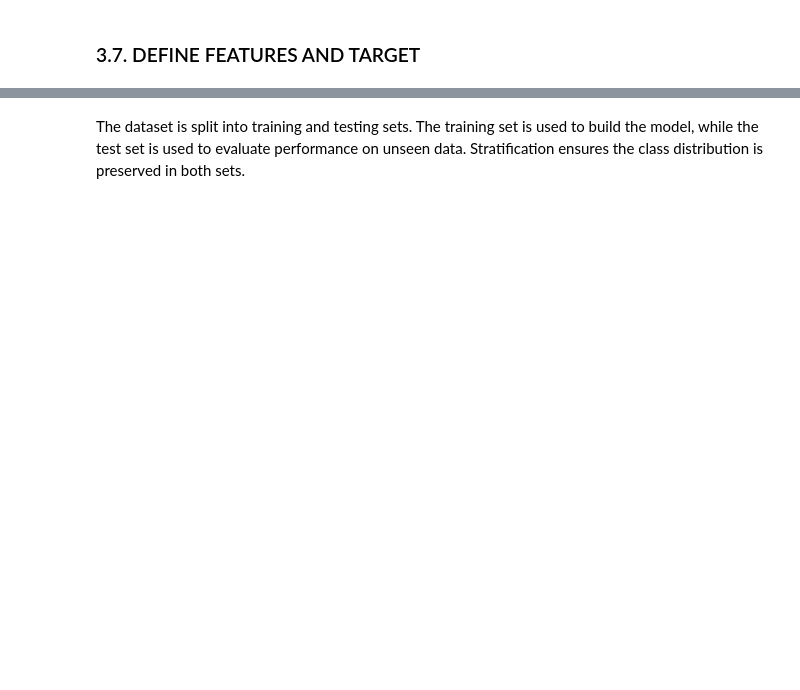
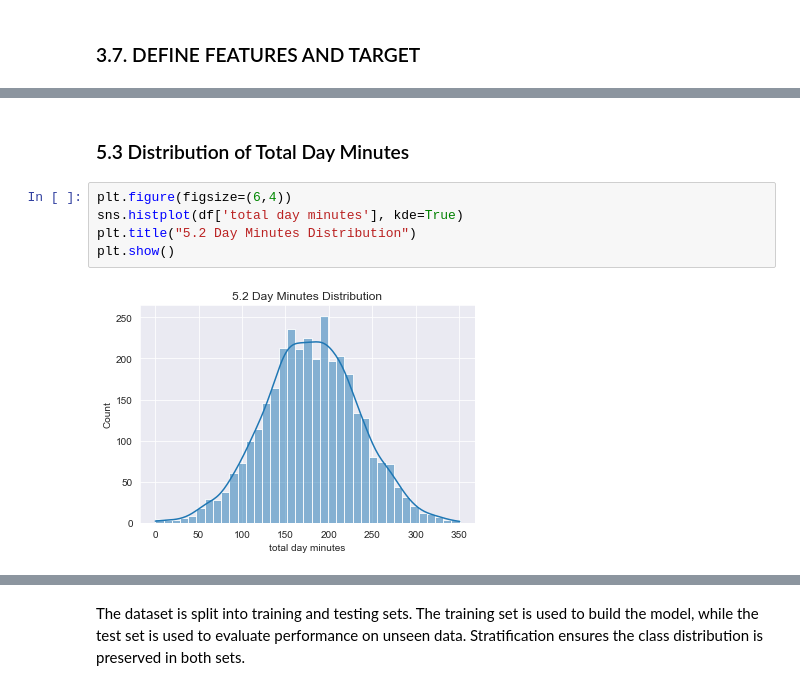
Before and after one commit to tonny001-rgb/CUSTOMER-CHURN-CLASSIFICATION-, a Jupyter notebook: notebooks/churn_analysis.ipynb, the cells around one changed output, grey strips where cells are left out. Drawn from its saved outputs; the diff is of its cells as text; blank space fills up the shorter version.

```diff
--- a/notebooks/churn_analysis.ipynb
+++ b/notebooks/churn_analysis.ipynb
@@ -337,0 +345,9 @@ y contains the churn outcome we want to predict
+# %% [markdown]
+### 5.3 Distribution of Total Day Minutes
+# %%
+plt.figure(figsize=(6,4))
+sns.histplot(df['total day minutes'], kde=True)
+plt.title("5.2 Day Minutes Distribution")
+plt.show()
+# %% [output]
+[figure, added]
```
Also changed, not shown: parts of 96 cells of this notebook.
